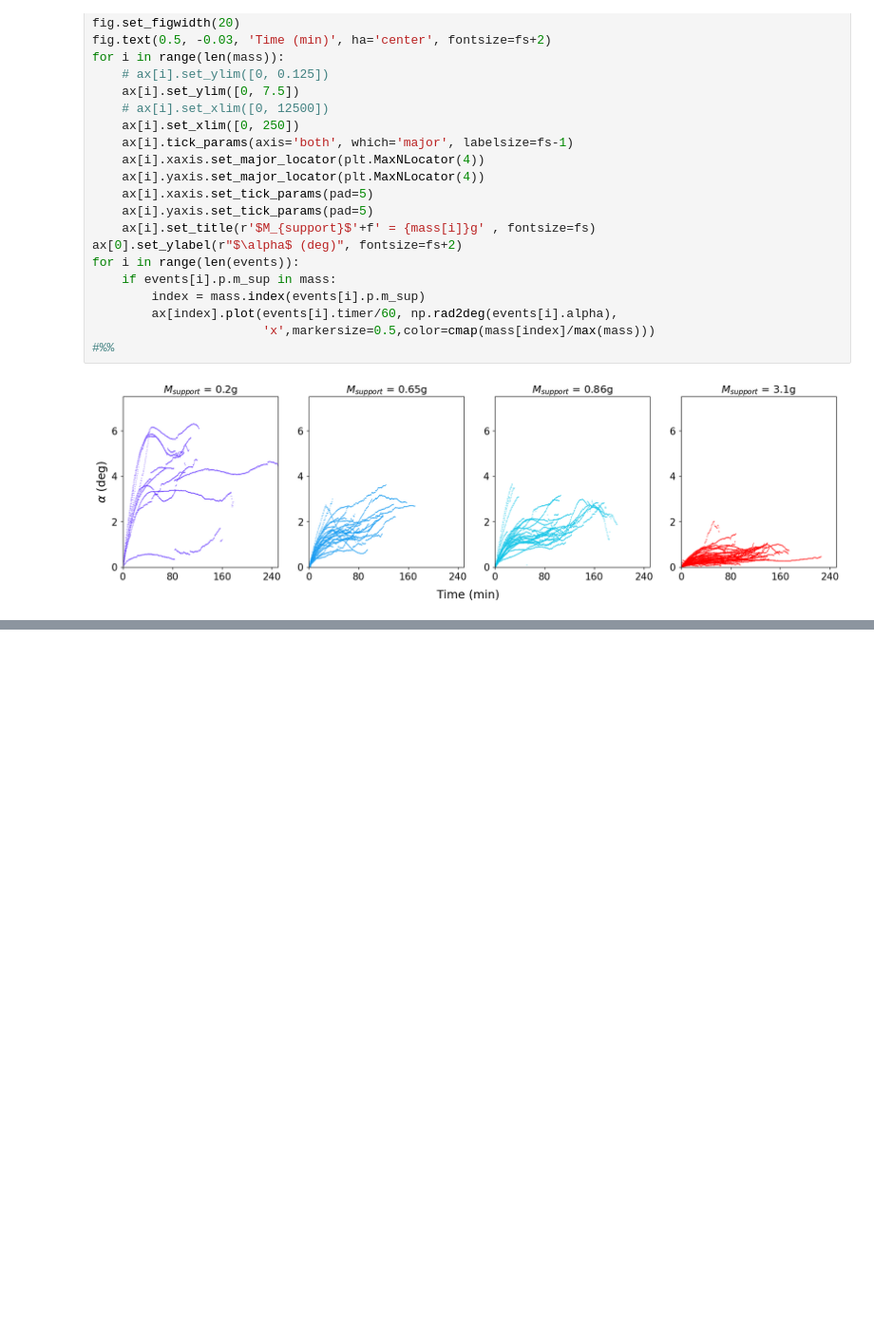
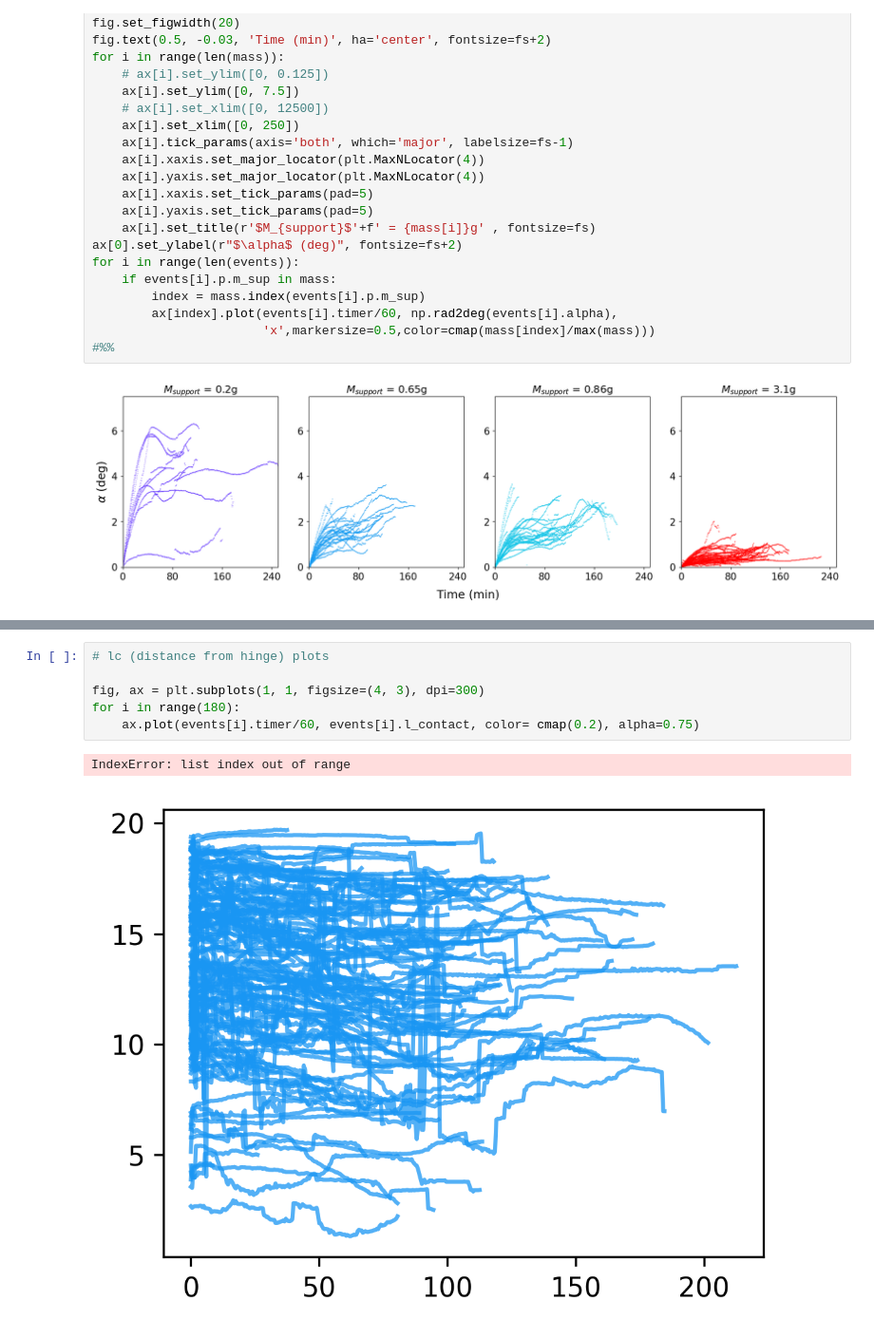
Before and after one commit to amirohad/Repo_article0, a Jupyter notebook: article0_notebook2.ipynb, the cells around one changed output, grey strips where cells are left out. Shown at 95% size. Saved outputs shown, nothing was run; the diff lists cells and outputs as text; blank space fills up the shorter version.

```diff
--- a/article0_notebook2.ipynb
+++ b/article0_notebook2.ipynb
@@ -775,0 +1717,9 @@ Error: array must not contain infs or NaNs
+# %%
+# lc (distance from hinge) plots
+
+fig, ax = plt.subplots(1, 1, figsize=(4, 3), dpi=300)
+for i in range(180):
+    ax.plot(events[i].timer/60, events[i].l_contact, color= cmap(0.2), alpha=0.75)
+# %% [output]
+IndexError: list index out of range
+[figure, added]
```
Also changed, not shown: parts of 30 cells of this notebook.
